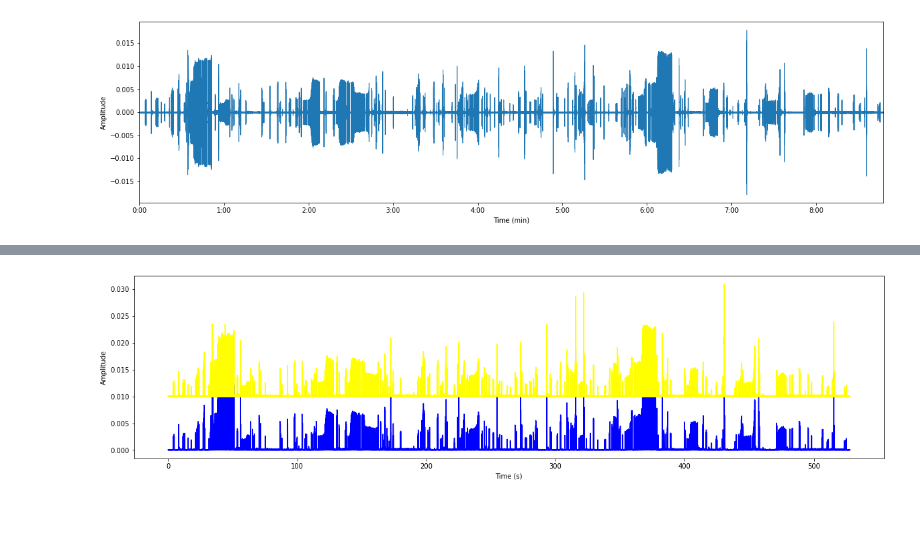
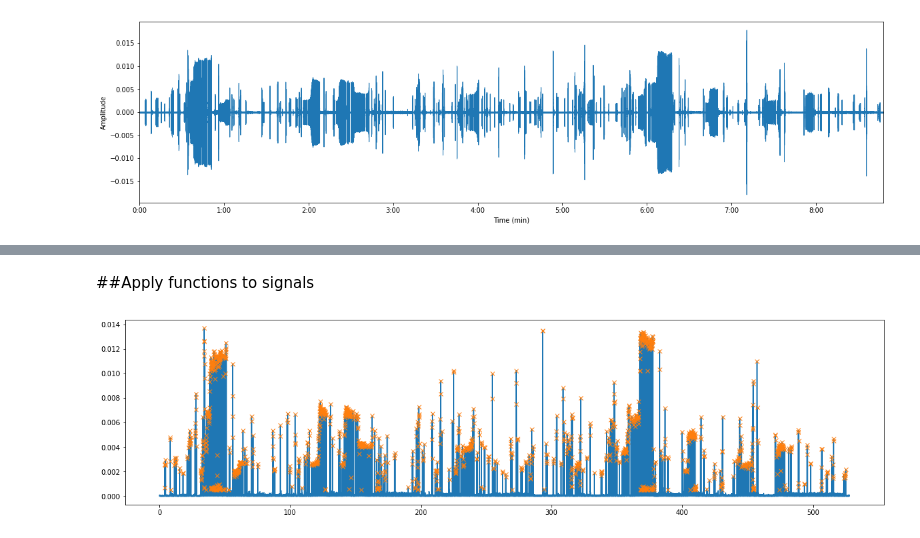
Before and after one commit to james-bole-pan/Xenopus_signal_processing, a Jupyter notebook: Wave_Envelope.ipynb, the cells around one changed output, grey strips where cells are left out. Cells and saved outputs as stored; diff of their text form; code cells hidden in the pictures; blank space fills up the shorter version.

Commit message:
Cleaned up the code; defined functions

```diff
--- a/Wave_Envelope.ipynb
+++ b/Wave_Envelope.ipynb
@@ -56,0 +58,11 @@ You are using a high-RAM runtime!
+# %%
+def abs_hilbert_envelope(samples):
+  start_time = time.time()
+  #load samples
+  sample_length = len(samples)
+  #execute hilbert transform and taking absolute value
+  hilbert_signal = abs(signal.hilbert(samples))
+  #calculate execution time
+  end_time = time.time()
+  execution_time = end_time - start_time
+  return hilbert_signal, sample_length, execution_time
@@ -94,9 +176,18 @@ Execution time of Hilbert tranform for  23274586  datapoints is:  15.40917992591
+# %% [markdown]
+##Apply functions to signals
+# %%
+#assumption: peaks of calling are at least 0.025 seconds apart
+hilbert_signal, _, _ = abs_hilbert_envelope(samples)
+#filter out noise
+noise_filter('/content/01-F818D-F8387-220616_0456_8min_selection (1)_noise.wav',hilbert_signal)
+#find peaks using filtered hilbert signal
+peaks, _  = scipy.signal.find_peaks(hilbert_signal,height=0.0005,distance=0.025*44100)
 # %%
+#graphy the signal after filtering out the noise
 plt.figure(figsize=(20,5))
-plt.plot(x_time,hilbert_signal,color = "blue")
-plt.plot(x_time,samples_abs+0.01,color = "yellow")
-plt.xlabel("Time (s)")
-plt.ylabel("Amplitude")
+plt.plot(x_time,hilbert_signal)
+plt.plot(x_time[peaks], hilbert_signal[peaks], 'x')
+#plt.xlim(40*44100, 41*44100)
 plt.show()
 # %% [output]
-[figure, old version]
+[figure, new version]
```
Also changed, not shown: parts of 40 cells of this notebook.
